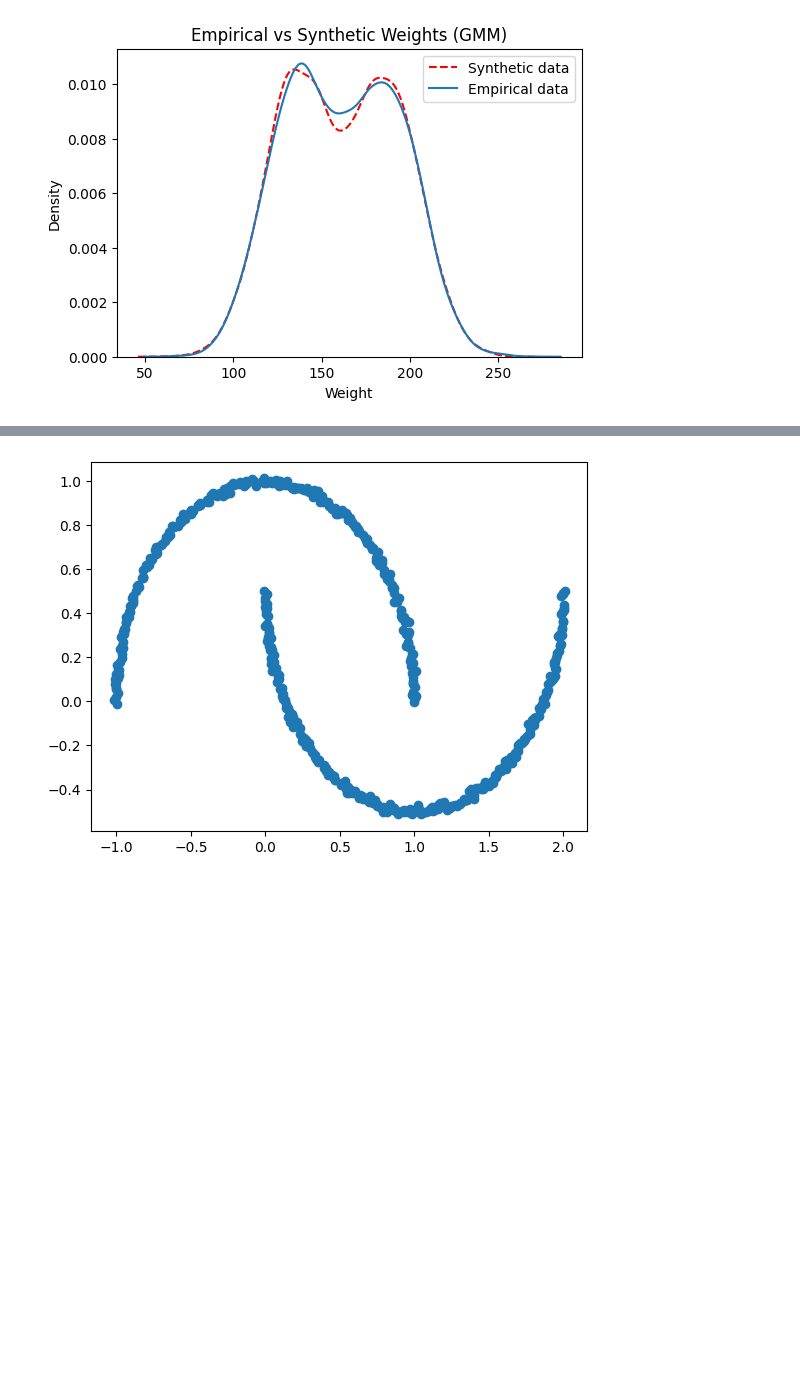
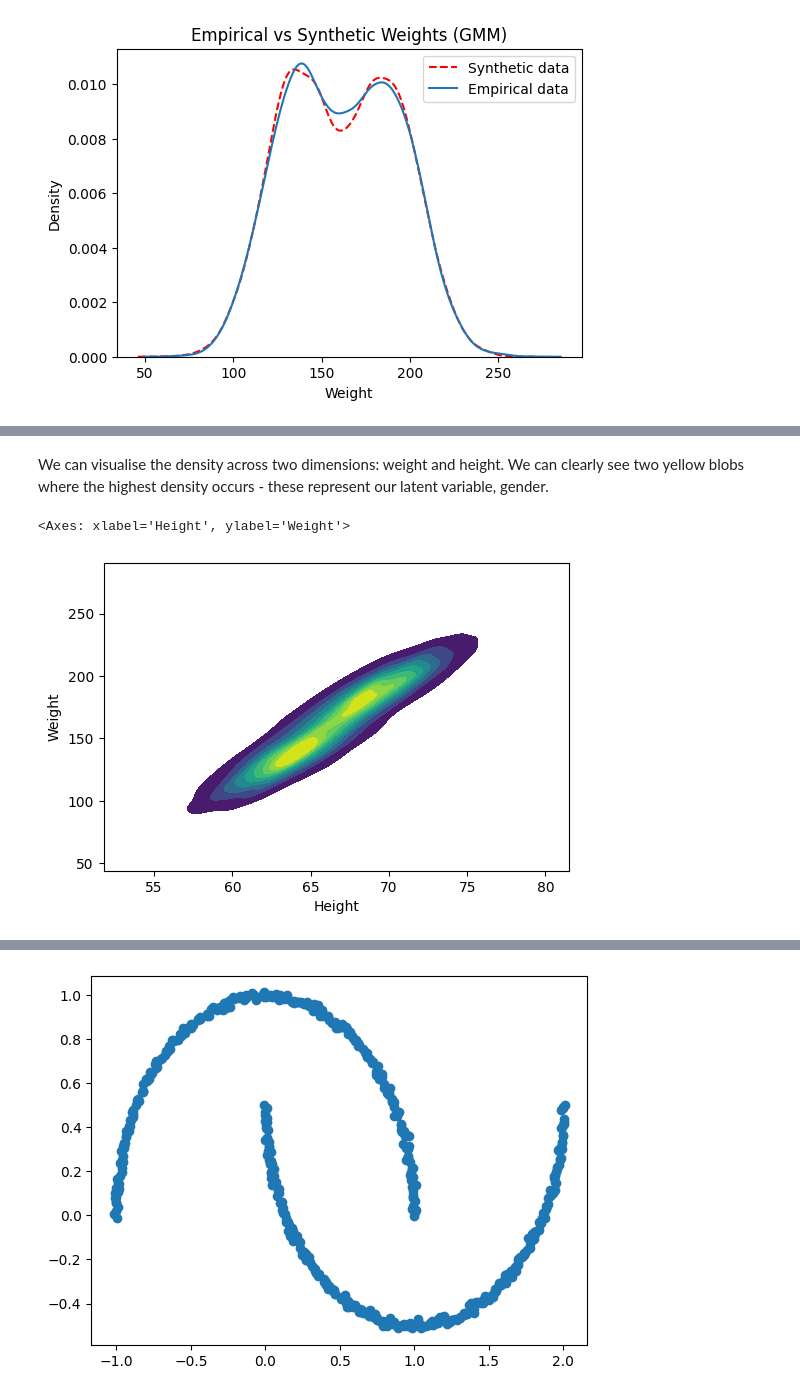
Before and after one commit to j9smith/generative-modelling, a Jupyter notebook: 1. Latent Variable Models/1.1 Mixture Models.ipynb, the cells around one changed output, grey strips where cells are left out. Drawn from its saved outputs; the diff is of its cells as text; code cells hidden in the pictures; blank space fills up the shorter version.

```diff
--- a/Intro.ipynb
+++ b/1. Latent Variable Models/1.1 Mixture Models.ipynb
@@ -377,0 +396,8 @@ This motivates the need for multivariate Gaussian Mixture Models.
+# %% [markdown]
+We can visualise the density across two dimensions: weight and height. We can clearly see two yellow blobs where the highest density occurs - these represent our latent variable, gender.
+# %%
+plt.figure(figsize=(6,4))
+sns.kdeplot(data=data, x="Height", y="Weight", fill=True, cmap="viridis")
+# %% [output]
+<Axes: xlabel='Height', ylabel='Weight'>
+[figure, added]
```
Also changed, not shown: parts of 11 cells of this notebook, 2 other files.
